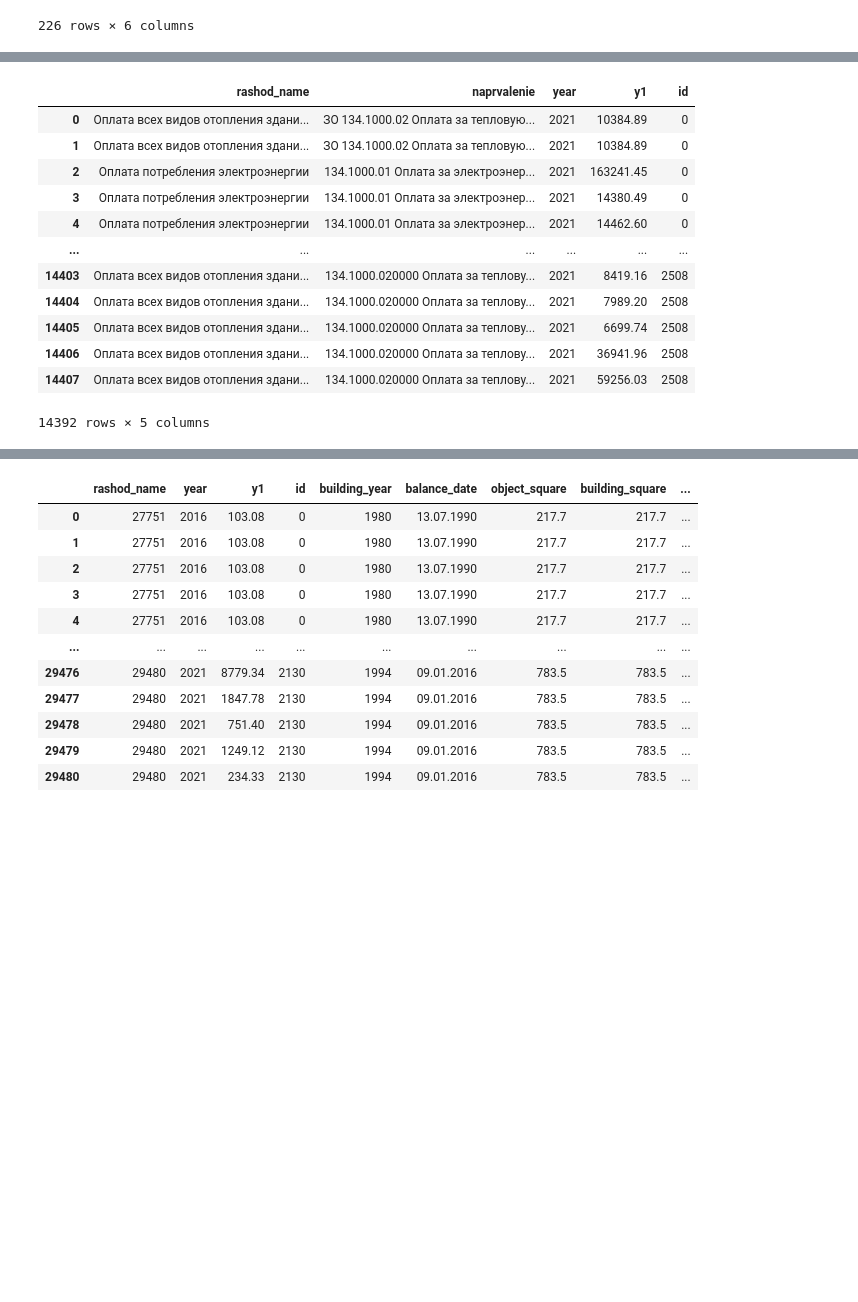
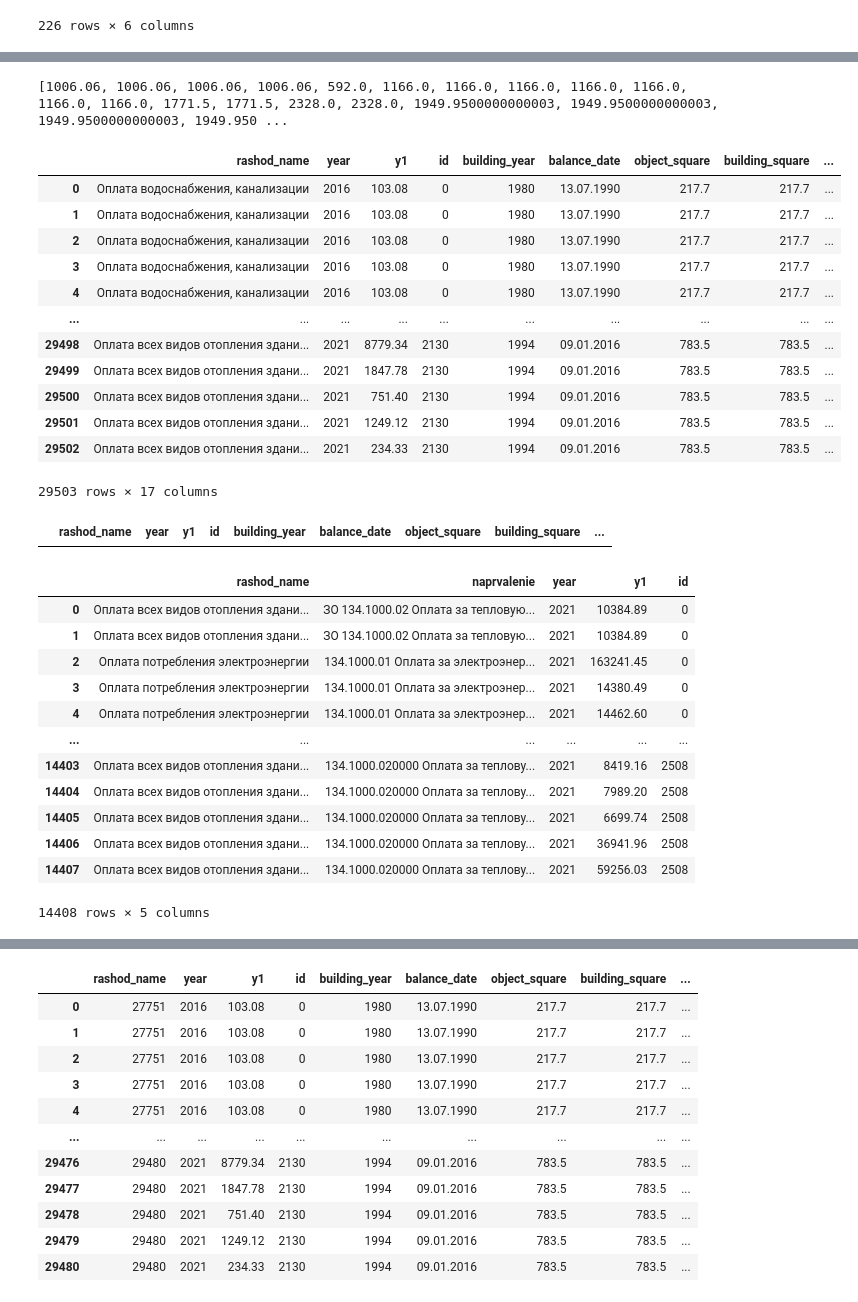
Before and after one commit to zayycev22/inflation, a Jupyter notebook: parse2.ipynb, the cells around one changed output, grey strips where cells are left out. Drawn from its saved outputs; the diff is of its cells as text; code cells hidden in the pictures; blank space fills up the shorter version.

```diff
--- a/parse2.ipynb
+++ b/parse2.ipynb
@@ -89,5 +181,34 @@ kr_ks_tp
+# %%
+new_ids = kr_ks_tp['id'].to_list()
+import random
+sums = []
+for id in new_ids:
+    ss = kr_ks_tp.loc[kr_ks_tp['id'] == id, 'Column2'].sum()
+    sums.append(ss)
+print(sums)
+
+expenses.loc[expenses['zatr'] == 0.0, 'zatr'] = random.choices(sums, k=1376)
+expenses
+# %% [output]
+[1006.06, 1006.06, 1006.06, 1006.06, 592.0, 1166.0, 1166.0, 1166.0, 1166.0, 1166.0, 1166.0, 1166.0, 1771.5, 1771.5, 2328.0, 2328.0, 1949.9500000000003, 1949.9500000000003, 1949.9500000000003, 1949.950 ...
+|  | rashod_name | year | y1 | id | building_year | balance_date | object_square | building_square | ... |
+| 0 | Оплата водоснабжения, канализации | 2016 | 103.08 | 0 | 1980 | 13.07.1990 | 217.7 | 217.7 | ... |
+| 1 | Оплата водоснабжения, канализации | 2016 | 103.08 | 0 | 1980 | 13.07.1990 | 217.7 | 217.7 | ... |
+| 2 | Оплата водоснабжения, канализации | 2016 | 103.08 | 0 | 1980 | 13.07.1990 | 217.7 | 217.7 | ... |
+| 3 | Оплата водоснабжения, канализации | 2016 | 103.08 | 0 | 1980 | 13.07.1990 | 217.7 | 217.7 | ... |
+| 4 | Оплата водоснабжения, канализации | 2016 | 103.08 | 0 | 1980 | 13.07.1990 | 217.7 | 217.7 | ... |
+| ... | ... | ... | ... | ... | ... | ... | ... | ... | ... |
+| 29498 | Оплата всех видов отопления здани... | 2021 | 8779.34 | 2130 | 1994 | 09.01.2016 | 783.5 | 783.5 | ... |
+| 29499 | Оплата всех видов отопления здани... | 2021 | 1847.78 | 2130 | 1994 | 09.01.2016 | 783.5 | 783.5 | ... |
+| 29500 | Оплата всех видов отопления здани... | 2021 | 751.40 | 2130 | 1994 | 09.01.2016 | 783.5 | 783.5 | ... |
+| 29501 | Оплата всех видов отопления здани... | 2021 | 1249.12 | 2130 | 1994 | 09.01.2016 | 783.5 | 783.5 | ... |
+| 29502 | Оплата всех видов отопления здани... | 2021 | 234.33 | 2130 | 1994 | 09.01.2016 | 783.5 | 783.5 | ... |
+29503 rows × 17 columns
+# %%
+expenses.loc[expenses['id'] == 193 ]
+# %% [output]
+|  | rashod_name | year | y1 | id | building_year | balance_date | object_square | building_square | ... |
 # %%
-expenses.rename({'ids_row': "id"}, inplace=True, axis=1)
 expenses
 # %% [output]
 |  | rashod_name | naprvalenie | year | y1 | id |
@@ -102,6 +223,6 @@ expenses
 | 14405 | Оплата всех видов отопления здани... | 134.1000.020000 Оплата за теплову... | 2021 | 6699.74 | 2508 |
 | 14406 | Оплата всех видов отопления здани... | 134.1000.020000 Оплата за теплову... | 2021 | 36941.96 | 2508 |
 | 14407 | Оплата всех видов отопления здани... | 134.1000.020000 Оплата за теплову... | 2021 | 59256.03 | 2508 |
-14392 rows × 5 columns
+14408 rows × 5 columns
 # %%
 expenses = expenses.merge(list_df, on=["year", "id"], how="inner")
```
Also changed, not shown: parts of 11 cells of this notebook, 1 other file.
